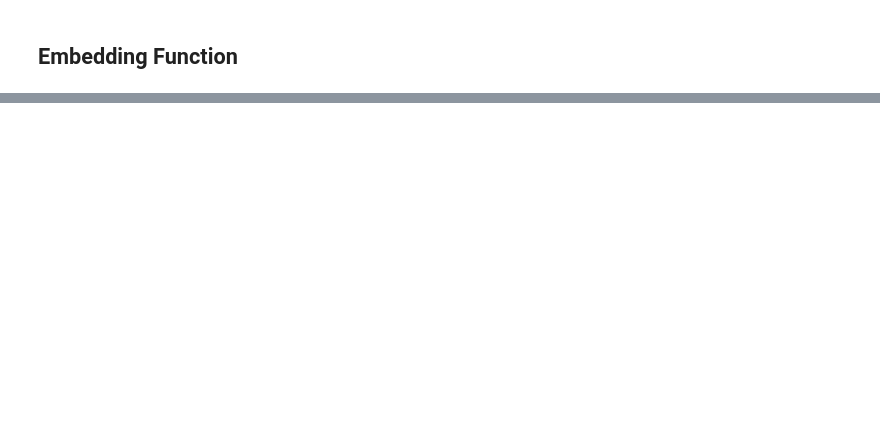
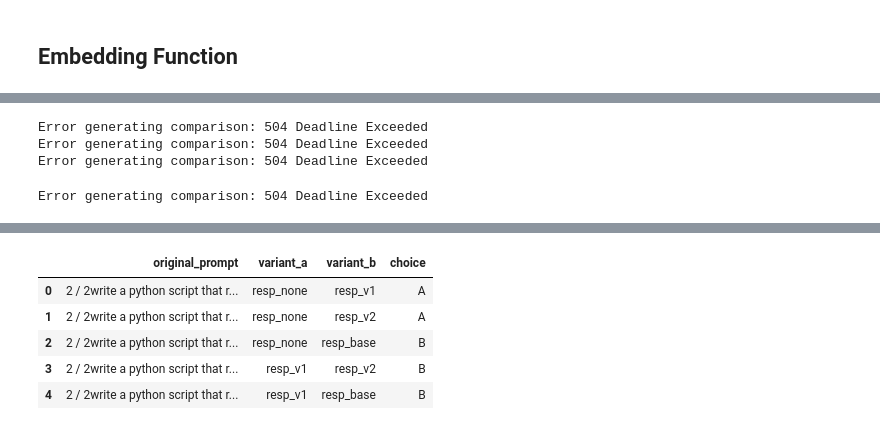
Before and after one commit to megemann/oneprompted, a Jupyter notebook: notebooks/prompt_eval_complete.ipynb, the cells around one changed output, grey strips where cells are left out. Saved outputs shown, nothing was run; the diff lists cells and outputs as text; code cells hidden in the pictures; blank space fills up the shorter version.

```diff
--- a/notebooks/prompt_eval_complete.ipynb
+++ b/notebooks/prompt_eval_complete.ipynb
@@ -541,3 +583,73 @@ min         0.609376     0.547691     0.640596       0.622869
 50%         0.773035     0.770866     0.770829       0.797111
 75%         0.833030     0.802122     0.839088       0.858329
 max         0.955708     0.923265     0.926801       0.940599
+# %%
+from time import sleep
+from google.api_core.retry import Retry
+
+def is_retryable(exc):
+    return hasattr(exc, "code") and exc.code in {429, 503}
+
+retry_policy = Retry(
+    predicate=is_retryable,
+    initial=1.0,    # 1s back‑off
+    maximum=60.0,   # up to 60s
+    multiplier=2.0, # exponential back‑off
+    deadline=300.0  # give up after 5 min
+)
+
+
+model.generate_content = retry_policy(model.generate_content)
+
+
+MINUTE  = 60
+ALLOWED = 15
+delay   = MINUTE / ALLOWED  # → 4.0 seconds
+
+
+pairs = [
+    (variant_cols[i], variant_cols[j])
+    for i in range(len(variant_cols))
+    for j in range(i + 1, len(variant_cols))
+]
+
+
+sampled_df = df_merged.sample(n=200, random_state=42)
+results = []
+
+for _, row in tqdm(sampled_df.iterrows(), total=len(sampled_df), desc="Pairwise eval"):
+    prompt = row['original_prompt']
+    for col_a, col_b in pairs:
+        resp_a, resp_b = row[col_a], row[col_b]
+        prompt_text = (
+            "You are an AI evaluator that compares responses.\n\n"
+            f"Prompt: {prompt}\n\n"
+            f"Response A: {resp_a}\n\n"
+            f"Response B: {resp_b}\n\n"
+            "Which response is better? Reply with 'A' or 'B'."
+        )
+
+        try:
+            response = model.generate_content(prompt_text)
+            choice = response.text.strip().upper()
+        except Exception as e:
+            print(f"Error generating comparison: {e}")
+            choice = "ERROR"
+
+        results.append({
+            'original_prompt': prompt,
+            'variant_a': col_a,
+            'variant_b': col_b,
+            'choice': choice,
+        })
+
+        # throttle to ≤15 requests/minute
+        sleep(delay)
+
+
+pairwise_results = pd.DataFrame(results)
+pairwise_results.to_csv('pairwise_results.csv', index=False)
+
+
+pairwise_results.head()
+# %% [output]
@@ -543,0 +657,4 @@ max         0.955708     0.923265     0.926801       0.940599
+Error generating comparison: 504 Deadline Exceeded
+Error generating comparison: 504 Deadline Exceeded
+Error generating comparison: 504 Deadline Exceeded
+Error generating comparison: 504 Deadline Exceeded
@@ -543,0 +729,6 @@ max         0.955708     0.923265     0.926801       0.940599
+|  | original_prompt | variant_a | variant_b | choice |
+| 0 | 2 / 2write a python script that r... | resp_none | resp_v1 | A |
+| 1 | 2 / 2write a python script that r... | resp_none | resp_v2 | A |
+| 2 | 2 / 2write a python script that r... | resp_none | resp_base | B |
+| 3 | 2 / 2write a python script that r... | resp_v1 | resp_v2 | B |
+| 4 | 2 / 2write a python script that r... | resp_v1 | resp_base | B |
```
Also changed, not shown: parts of 6 cells of this notebook, 3 other files.
